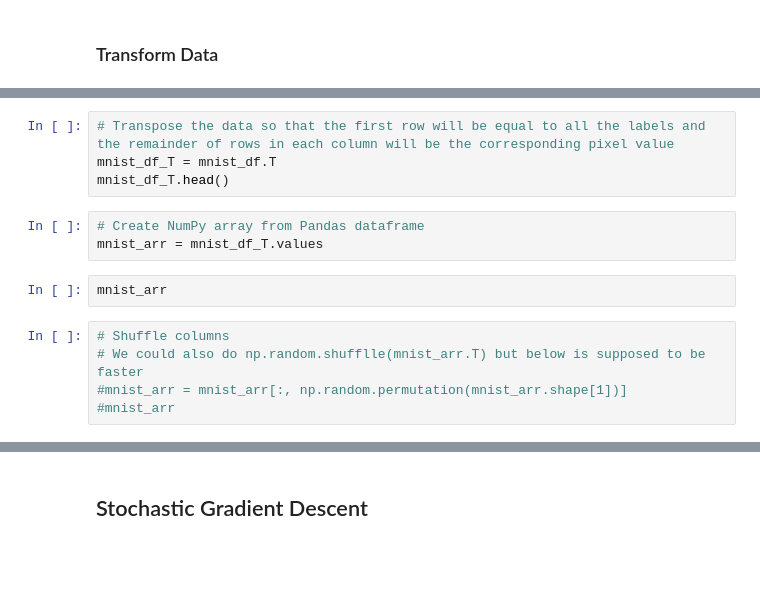
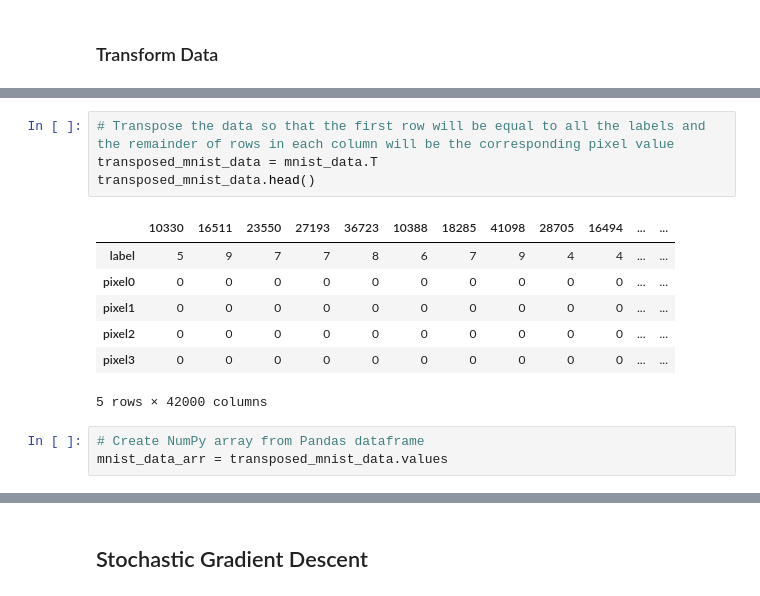
Before and after one commit to kacperczyk-dev-ml-portfolio/mnist-digit-recognizer, a Jupyter notebook: mnist-digit-recognizer.ipynb, the cells around one changed output, grey strips where cells are left out. Drawn from its saved outputs; the diff is of its cells as text; blank space fills up the shorter version.

```diff
--- a/mnist-digit-recognizer.ipynb
+++ b/mnist-digit-recognizer.ipynb
@@ -20,14 +44,15 @@ mnist_df
 # %%
 # Transpose the data so that the first row will be equal to all the labels and the remainder of rows in each column will be the corresponding pixel value
-mnist_df_T = mnist_df.T
-mnist_df_T.head()
+transposed_mnist_data = mnist_data.T
+transposed_mnist_data.head()
+# %% [output]
+|  | 10330 | 16511 | 23550 | 27193 | 36723 | 10388 | 18285 | 41098 | 28705 | 16494 | ... | ... |
+| label | 5 | 9 | 7 | 7 | 8 | 6 | 7 | 9 | 4 | 4 | ... | ... |
+| pixel0 | 0 | 0 | 0 | 0 | 0 | 0 | 0 | 0 | 0 | 0 | ... | ... |
+| pixel1 | 0 | 0 | 0 | 0 | 0 | 0 | 0 | 0 | 0 | 0 | ... | ... |
+| pixel2 | 0 | 0 | 0 | 0 | 0 | 0 | 0 | 0 | 0 | 0 | ... | ... |
+| pixel3 | 0 | 0 | 0 | 0 | 0 | 0 | 0 | 0 | 0 | 0 | ... | ... |
+5 rows × 42000 columns
 # %%
 # Create NumPy array from Pandas dataframe
-mnist_arr = mnist_df_T.values
+mnist_data_arr = transposed_mnist_data.values
-# %%
-mnist_arr
-# %%
-# Shuffle columns
-# We could also do np.random.shufflle(mnist_arr.T) but below is supposed to be faster
-#mnist_arr = mnist_arr[:, np.random.permutation(mnist_arr.shape[1])]
-#mnist_arr
```
Also changed, not shown: parts of 33 cells of this notebook.
